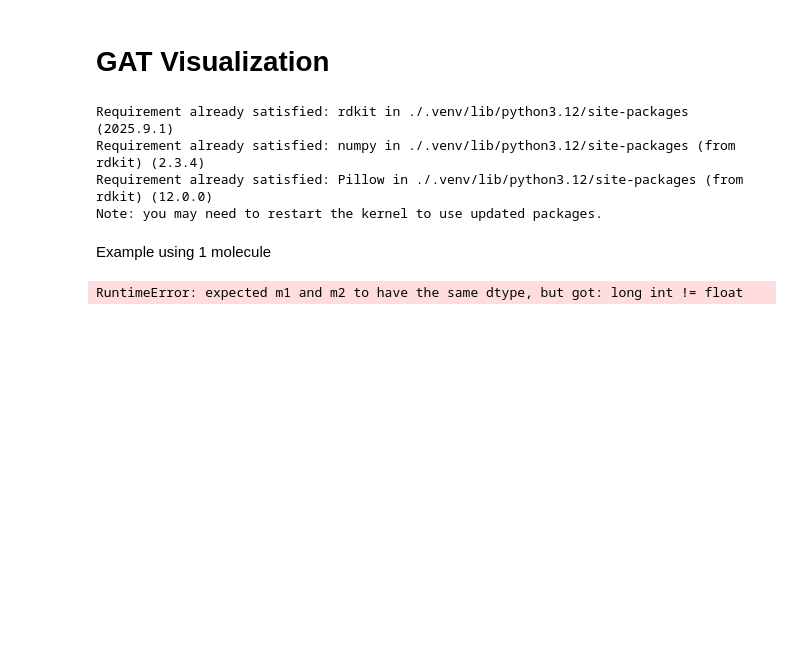
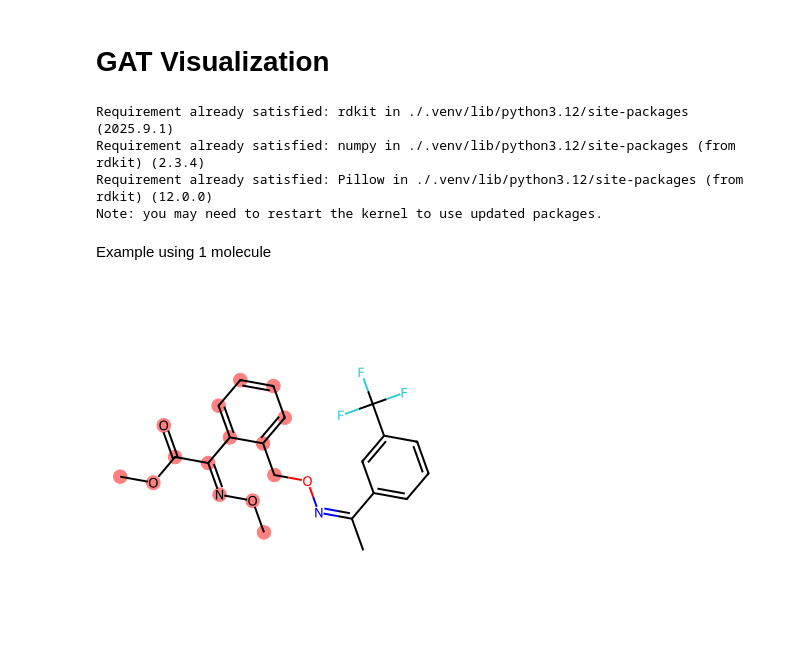
Before and after one commit to goIsaiah/ToxicityPredictor, a Jupyter notebook: ToxicityPredictor_GNNs.ipynb, the cells around one changed output. Drawn from its saved outputs; the diff is of its cells as text; code cells hidden in the pictures; blank space fills up the shorter version.

```diff
--- a/ToxicityPredictor_GNNs.ipynb
+++ b/ToxicityPredictor_GNNs.ipynb
@@ -497,34 +516,36 @@ Requirement already satisfied: Pillow in ./.venv/lib/python3.12/site-packages (f
 Note: you may need to restart the kernel to use updated packages.
 # %%
 from rdkit.Chem import Draw
-
-
-def get_attention(model, data):
-    model.eval()
-    with torch.no_grad():
-        _, attn = model.convs[0](data.x, data.edge_index, return_attention_weights=True)
-    return attn # (edge_index, attention_weights)
-
+from rdkit import Chem
 
 def atom_attention_scores(edge_index, attn, num_nodes):
-    scores = torch.zeros(num_nodes)
+    if attn.dim() == 2:
+        attn = attn.mean(dim=1)
+
+    scores = torch.zeros(num_nodes, dtype=torch.float)
+
     for (i, j), a in zip(edge_index.t(), attn):
         scores[i] += a
         scores[j] += a
-    return scores / scores.max() # normalize to [0, 1]
+
+    scores = scores / (scores.max() + 1e-8) # Normalize to [0, 1]
+    return scores
 
 
-def draw_molecule_with_attention(smiles, scores):
+def draw_attention(smiles, scores):
     mol = Chem.MolFromSmiles(smiles)
-    # red intensity based on attention scores
-    atom_colors = {i: (float(scores[i]), 0, 0) for i in range(len(scores))}
-    return Draw.MolToImage(mol, highlightAtoms=list(atom_colors.keys()), highlightAtomColors=atom_colors)
+    atom_colors = {i: (0.0, 0.0, float(scores[i])) for i in range(len(scores))}
+
+    return Draw.MolToImage(mol, highlightAtoms=list(atom_colors.keys()), highlightAtomColors=atom_colors, size=(350, 350))
 # %% [markdown]
 Example using 1 molecule
 # %%
-g = test_dataset[0]
-edge_index, attn = get_attention(gat_model, g)
-scores = atom_attention_scores(edge_index, attn, g.x.size(0))
-draw_molecule_with_attention(data_test['smiles'][0], scores)
+gat_model.eval()
+data = test_dataset[0].to(CONFIG['device'])
+logits, edge_index, attn = gat_model.forward_with_attention(data.x, data.edge_index, data.batch)
+scores = atom_attention_scores(edge_index, attn, data.x.size(0))
+
+img = draw_attention(data_test['smiles'][7], scores)
+img
 # %% [output]
-RuntimeError: expected m1 and m2 to have the same dtype, but got: long int != float
+[figure, added]
```
Also changed, not shown: parts of 5 cells of this notebook, 2 other files.
